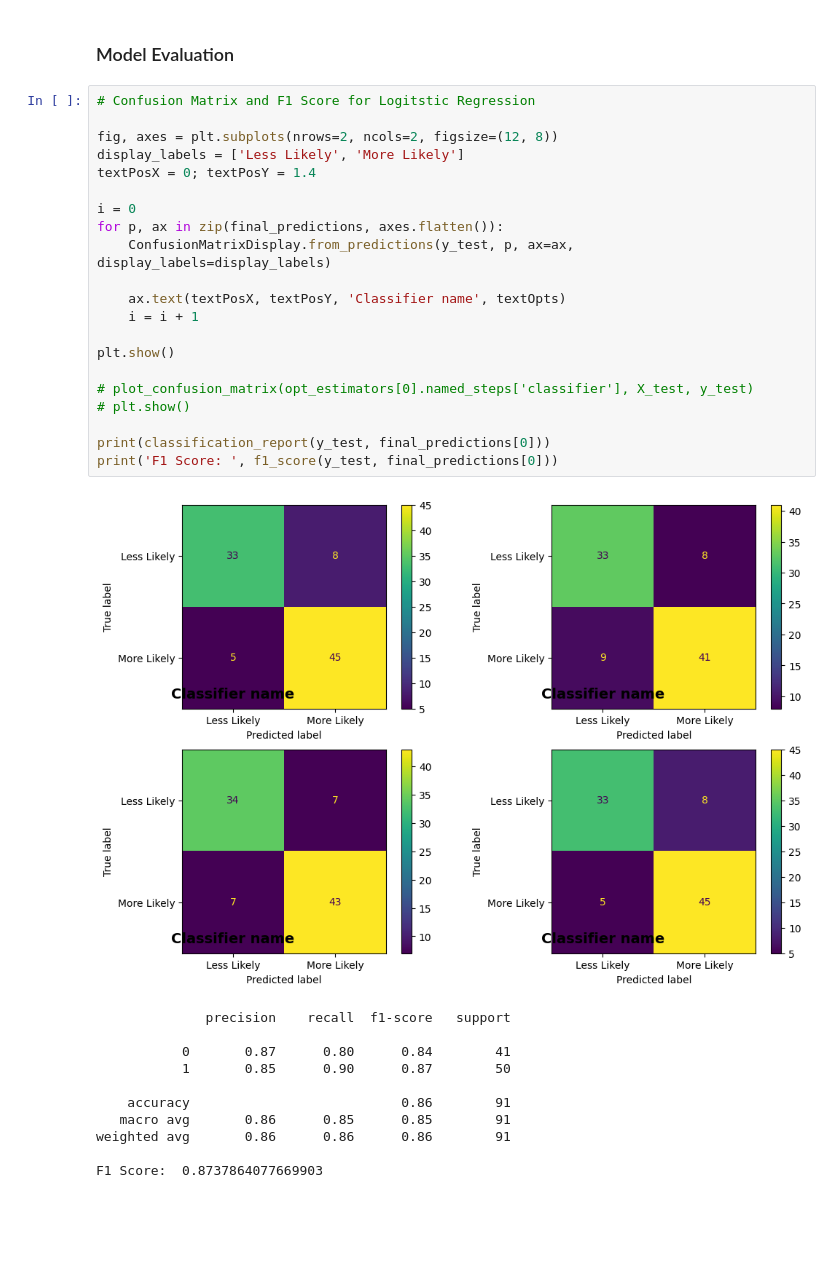
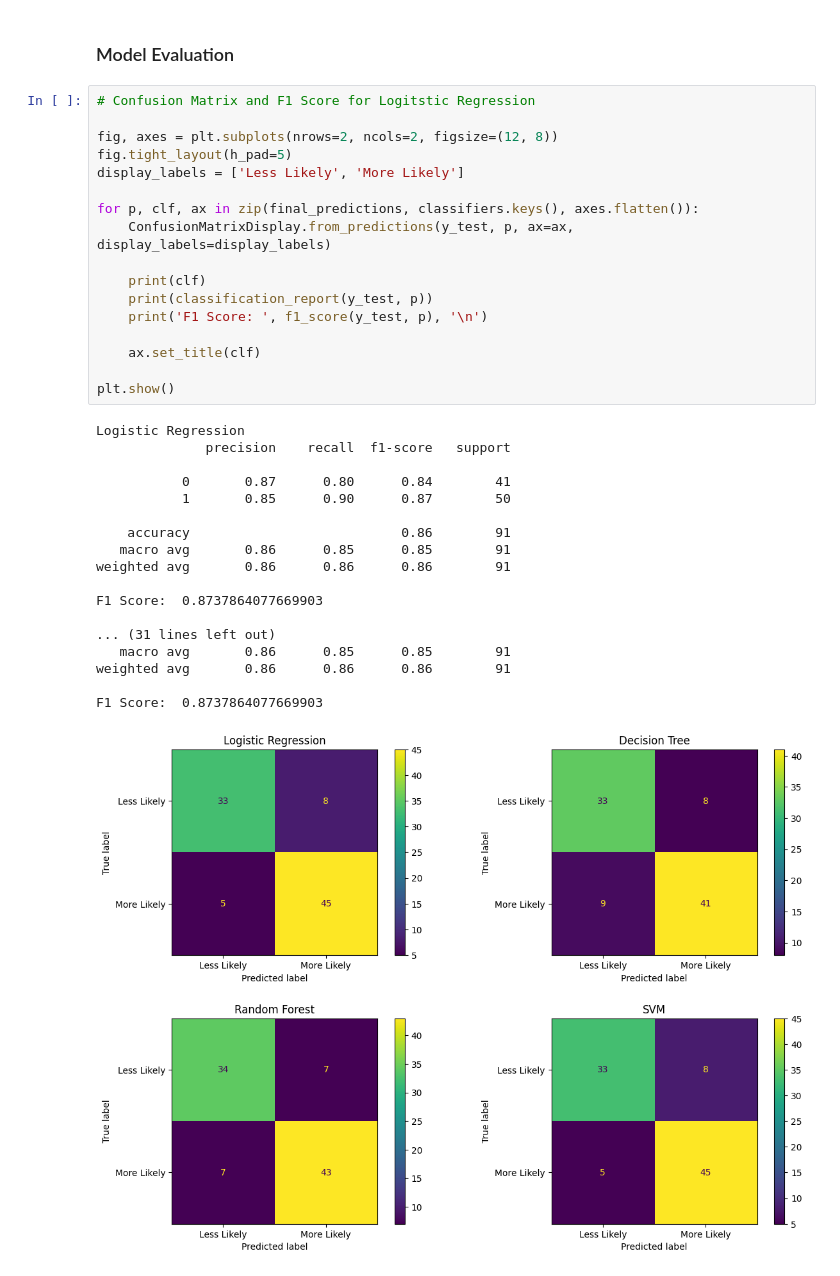
Before and after one commit to marbrex/tiw-data-analysis-project, a Jupyter notebook: descript-data.ipynb, the cells around one changed output. Saved outputs shown, nothing was run; the diff lists cells and outputs as text; blank space fills up the shorter version.

```diff
--- a/descript-data.ipynb
+++ b/descript-data.ipynb
@@ -1011,33 +1019,36 @@ for e in opt_estimators:
 # %%
 # Confusion Matrix and F1 Score for Logitstic Regression
 
 fig, axes = plt.subplots(nrows=2, ncols=2, figsize=(12, 8))
+fig.tight_layout(h_pad=5)
 display_labels = ['Less Likely', 'More Likely']
-textPosX = 0; textPosY = 1.4
 
-i = 0
-for p, ax in zip(final_predictions, axes.flatten()):
+for p, clf, ax in zip(final_predictions, classifiers.keys(), axes.flatten()):
     ConfusionMatrixDisplay.from_predictions(y_test, p, ax=ax, display_labels=display_labels)
 
-    ax.text(textPosX, textPosY, 'Classifier name', textOpts)
-    i = i + 1
+    print(clf)
+    print(classification_report(y_test, p))
+    print('F1 Score: ', f1_score(y_test, p), '\n')
+
+    ax.set_title(clf)
 
 plt.show()
-
-# plot_confusion_matrix(opt_estimators[0].named_steps['classifier'], X_test, y_test)
-# plt.show()
-
-print(classification_report(y_test, final_predictions[0]))
-print('F1 Score: ', f1_score(y_test, final_predictions[0]))
 # %% [output]
+Logistic Regression
+              precision    recall  f1-score   support
+
+           0       0.87      0.80      0.84        41
+           1       0.85      0.90      0.87        50
+
+    accuracy                           0.86        91
+   macro avg       0.86      0.85      0.85        91
+weighted avg       0.86      0.86      0.86        91
+
+F1 Score:  0.8737864077669903
+
+... (31 lines left out)
+   macro avg       0.86      0.85      0.85        91
+weighted avg       0.86      0.86      0.86        91
+
+F1 Score:  0.8737864077669903
-[figure, old version]
+[figure, new version]
-              precision    recall  f1-score   support
-
-           0       0.87      0.80      0.84        41
-           1       0.85      0.90      0.87        50
-
-    accuracy                           0.86        91
-   macro avg       0.86      0.85      0.85        91
-weighted avg       0.86      0.86      0.86        91
-
-F1 Score:  0.8737864077669903
```
Also changed, not shown: parts of 5 cells of this notebook.
